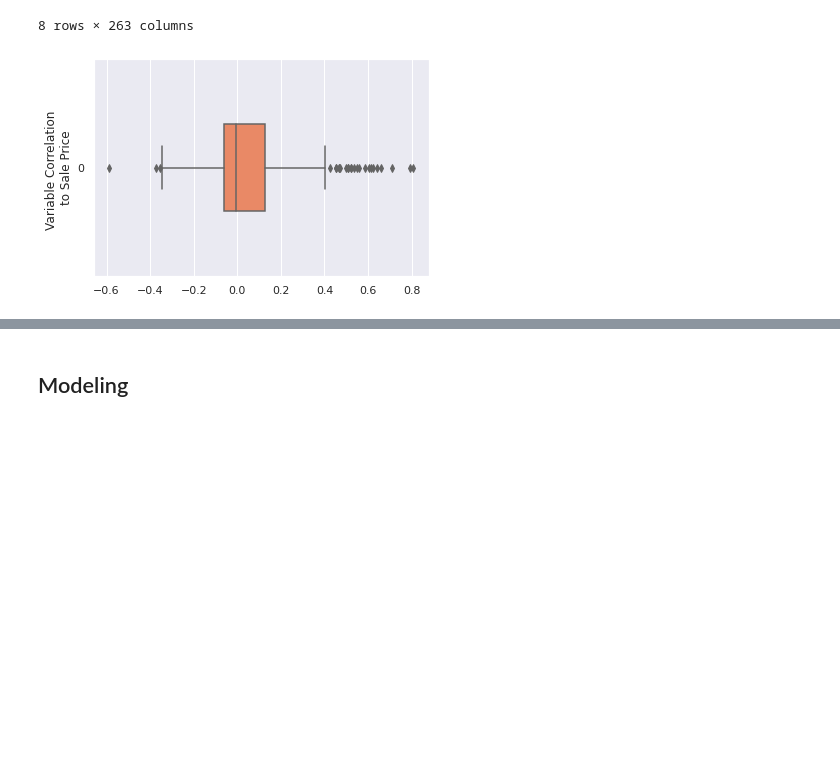
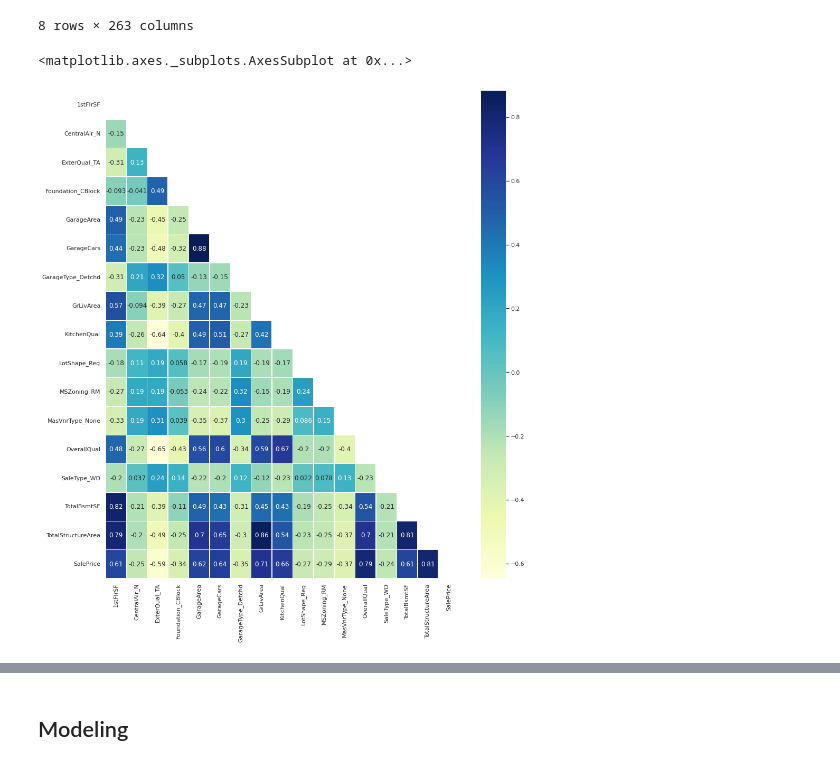
Before and after one commit to oimartin/Predicting_House_Prices, a Jupyter notebook: predicting_home_prices.ipynb, the cells around one changed output, grey strips where cells are left out. Saved outputs shown, nothing was run; the diff lists cells and outputs as text; code cells hidden in the pictures; blank space fills up the shorter version.

```diff
--- a/predicting_home_prices.ipynb
+++ b/predicting_home_prices.ipynb
@@ -865,9 +866,12 @@ corr_stats = train_corr_en.describe()
 | max | 1460.000000 | 190.000000 | 313.000000 | 215245.000000 | 10.000000 | 9.000000 | 2010.000000 | 2010.000000 | ... |
 8 rows × 263 columns
 # %%
-train_quarter = graph_corr(correlation(train_corr_en, 'SalePrice', 'Id'))[1]
+train_quarter = correlation(train_corr_en, 'SalePrice', 'Id')[1]
-# %% [output]
-[figure, removed]
 # %%
-train_top_10 = train_quarter.head() + train_quarter.tail()
-model_features = list(train_top_10.index)
+train_top = train_quarter.head(8) + train_quarter.tail(8)
+model_features = list(train_top.index)
+# %%
+mask_corr_graph(train_corr_en, model_features + ['SalePrice'])
+# %% [output]
+<matplotlib.axes._subplots.AxesSubplot at 0x...>
+[figure, added]
```
Also changed, not shown: parts of 42 cells of this notebook.
